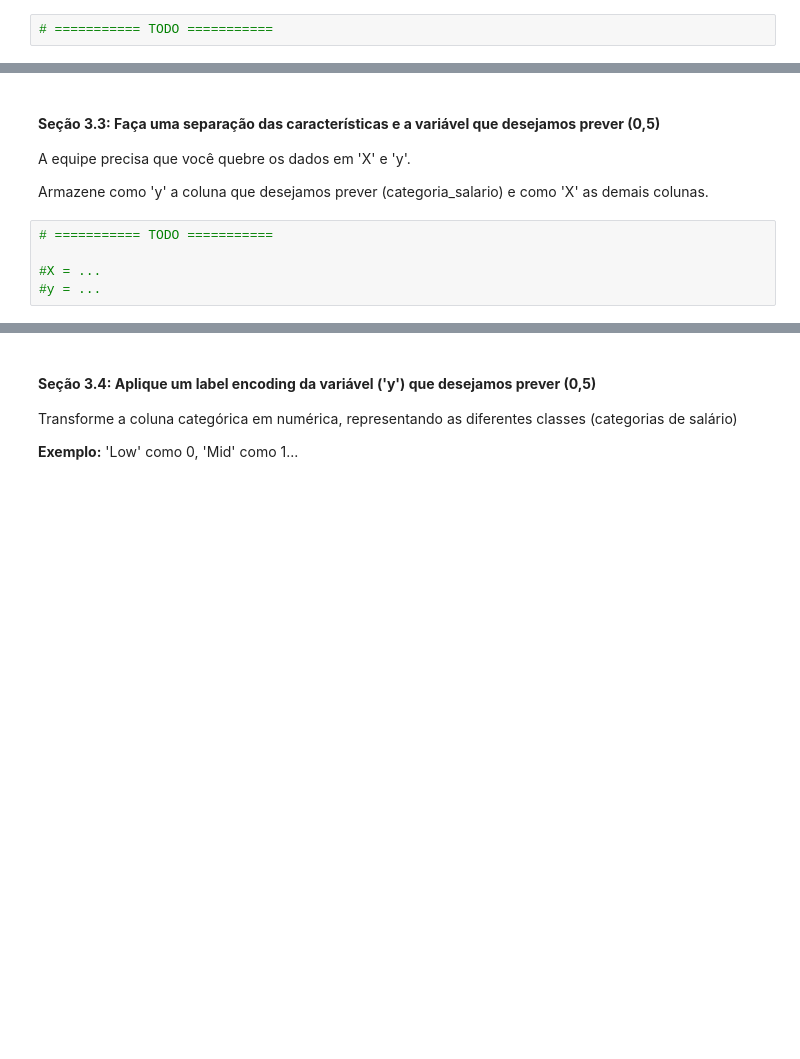
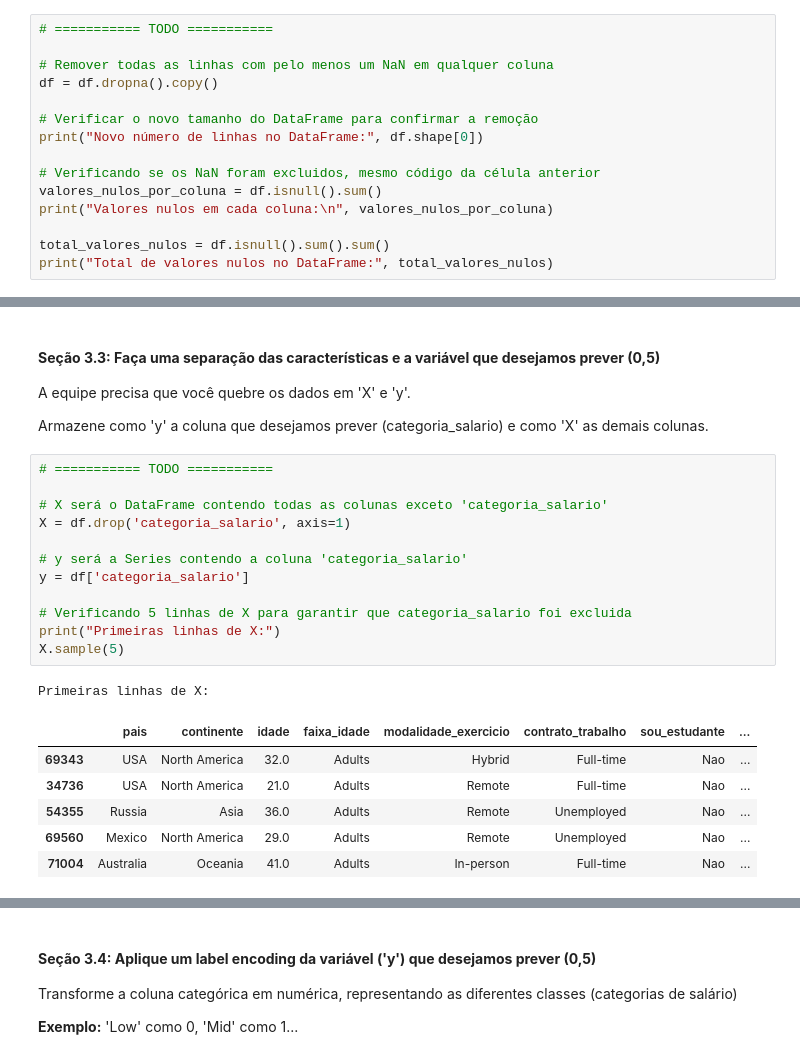
Before and after one commit to claradasneves/ps-hype-usp, a Jupyter notebook: case_notebook.ipynb, the cells around one changed output, grey strips where cells are left out. Saved outputs shown, nothing was run; the diff lists cells and outputs as text; blank space fills up the shorter version.

```diff
--- a/case_notebook.ipynb
+++ b/case_notebook.ipynb
@@ -336,3 +407,16 @@ agrupado
 <p><i>Dica: Você pode executar a célula anterior para avaliar se o código está correto.</i></p>
 # %%
 # =========== TODO ===========
+
+# Remover todas as linhas com pelo menos um NaN em qualquer coluna
+df = df.dropna().copy()
+
+# Verificar o novo tamanho do DataFrame para confirmar a remoção
+print("Novo número de linhas no DataFrame:", df.shape[0])
+
+# Verificando se os NaN foram excluidos, mesmo código da célula anterior
+valores_nulos_por_coluna = df.isnull().sum()
+print("Valores nulos em cada coluna:\n", valores_nulos_por_coluna)
+
+total_valores_nulos = df.isnull().sum().sum()
+print("Total de valores nulos no DataFrame:", total_valores_nulos)
@@ -344,5 +446,20 @@ agrupado
 # %%
 # =========== TODO ===========
 
-#X = ...
-#y = ...
+# X será o DataFrame contendo todas as colunas exceto 'categoria_salario'
+X = df.drop('categoria_salario', axis=1)
+
+# y será a Series contendo a coluna 'categoria_salario'
+y = df['categoria_salario']
+
+# Verificando 5 linhas de X para garantir que categoria_salario foi excluida
+print("Primeiras linhas de X:")
+X.sample(5)
+# %% [output]
+Primeiras linhas de X:
+|  | pais | continente | idade | faixa_idade | modalidade_exercicio | contrato_trabalho | sou_estudante | ... |
+| 69343 | USA | North America | 32.0 | Adults | Hybrid | Full-time | Nao | ... |
+| 34736 | USA | North America | 21.0 | Adults | Remote | Full-time | Nao | ... |
+| 54355 | Russia | Asia | 36.0 | Adults | Remote | Unemployed | Nao | ... |
+| 69560 | Mexico | North America | 29.0 | Adults | Remote | Unemployed | Nao | ... |
+| 71004 | Australia | Oceania | 41.0 | Adults | In-person | Full-time | Nao | ... |
```
Also changed, not shown: parts of 8 cells of this notebook.
